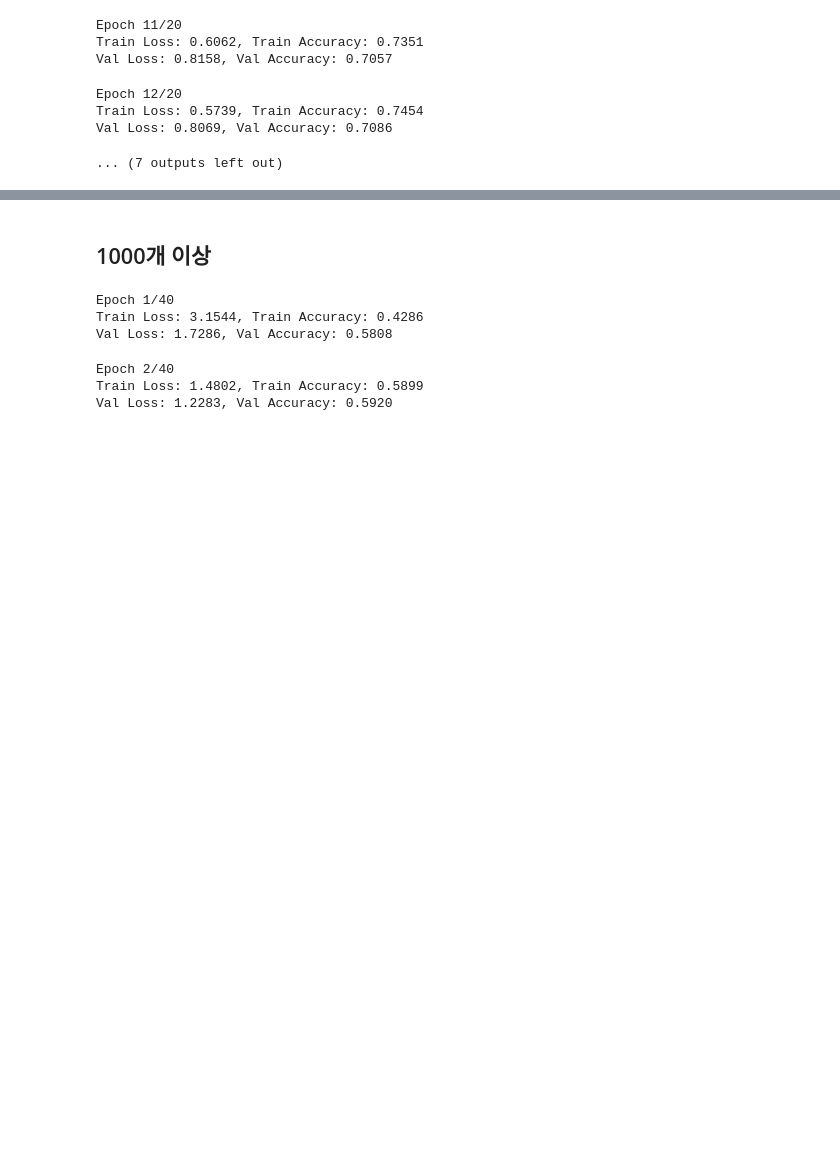
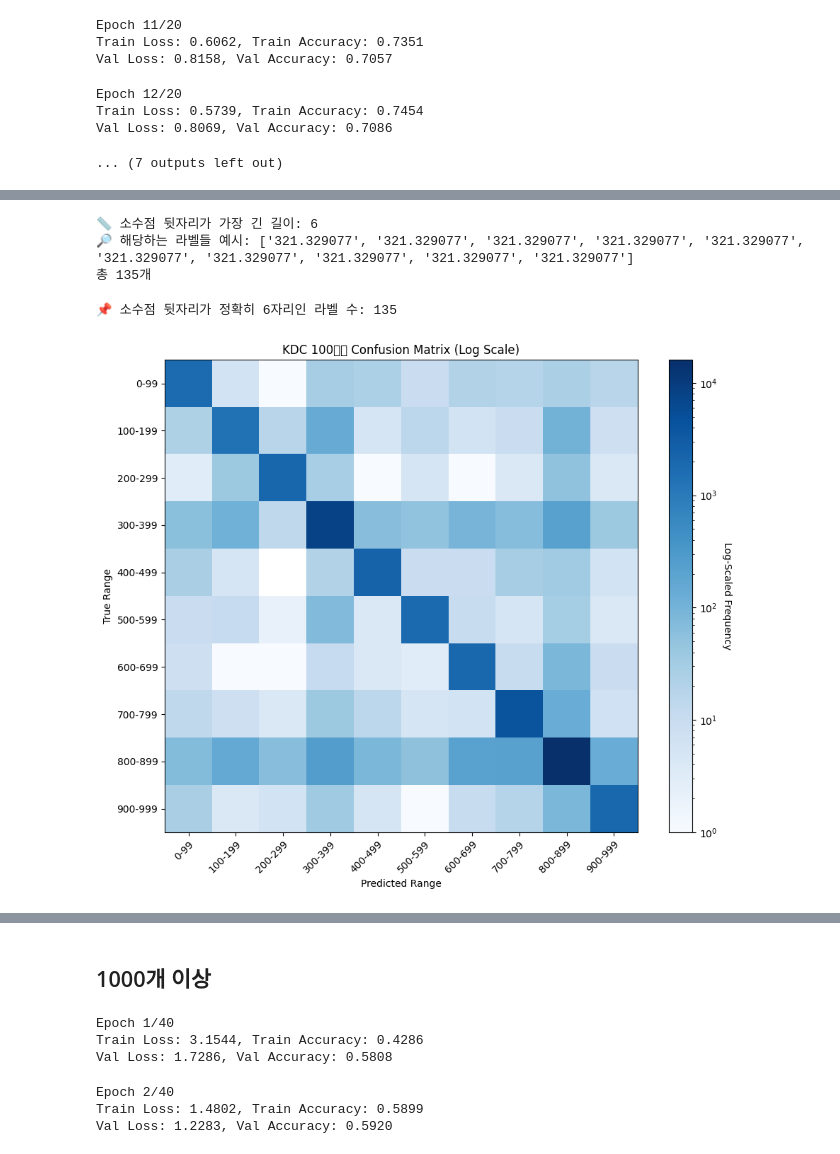
Before and after one commit to yudam-J/KDC-classification-with-BERT, a Jupyter notebook: KDC_classification(KoBERT_최소레코드_25_2_13).ipynb, the cells around one changed output, grey strips where cells are left out. Drawn from its saved outputs; the diff is of its cells as text; code cells hidden in the pictures; blank space fills up the shorter version.

```diff
--- a/KDC_classification(KoBERT_최소레코드_25_2_13).ipynb
+++ b/KDC_classification(KoBERT_최소레코드_25_2_13).ipynb
@@ -1114,0 +1262,80 @@ True: 843.0, Predicted: 843, Count: 160
+# %%
+# 소수점 뒷자리가 가장 긴 라벨 찾기
+max_decimal_len = 0
+longest_labels = []
+
+for label in test_labels_str:
+    if "." in label:
+        decimal_part = label.split(".")[1]
+        if len(decimal_part) > max_decimal_len:
+            max_decimal_len = len(decimal_part)
+            longest_labels = [label]
+        elif len(decimal_part) == max_decimal_len:
+            longest_labels.append(label)
+
+print(f"📏 소수점 뒷자리가 가장 긴 길이: {max_decimal_len}")
+print(f"🔎 해당하는 라벨들 예시: {longest_labels[:10]}")
+print(f"총 {len(longest_labels)}개")
+# %% [output]
+📏 소수점 뒷자리가 가장 긴 길이: 6
+🔎 해당하는 라벨들 예시: ['321.329077', '321.329077', '321.329077', '321.329077', '321.329077', '321.329077', '321.329077', '321.329077', '321.329077', '321.329077']
+총 135개
+# %%
+# 소수점 뒷자리가 정확히 길이 6인 라벨 개수 세기
+count_len_6 = sum(
+    1 for label in test_labels_str
+    if "." in label and len(label.split(".")[1]) == 6
+)
+
+print(f"📌 소수점 뒷자리가 정확히 6자리인 라벨 수: {count_len_6}")
+# %% [output]
+📌 소수점 뒷자리가 정확히 6자리인 라벨 수: 135
+# %%
+import matplotlib.pyplot as plt
+from sklearn.metrics import confusion_matrix
+from matplotlib.colors import LogNorm
+
+# 문자열 라벨로 변환
+test_labels_str = [index_to_label[i] for i in test_labels]
+test_preds_str = [index_to_label[i] for i in test_preds]
+
+# main class만 추출: 정수화 후 100 단위 그룹화
+def extract_main_class_group(label):
+    main = int(label.split(".")[0])
+    return (main // 100) * 100
+
+# 그룹화된 라벨 리스트 생성
+grouped_true = [extract_main_class_group(lab) for lab in test_labels_str]
+grouped_pred = [extract_main_class_group(lab) for lab in test_preds_str]
+
+# 고유 그룹 정렬
+unique_groups = sorted(set(grouped_true + grouped_pred))
+conf_matrix = confusion_matrix(grouped_true, grouped_pred, labels=unique_groups)
+
+# display labels
+display_labels = [f"{g}-{g+99}" for g in unique_groups]
+
+# 시각화 - imshow 직접 사용
+fig, ax = plt.subplots(figsize=(10, 8))
+im = ax.imshow(conf_matrix, interpolation='nearest', cmap=plt.cm.Blues, norm=LogNorm(vmin=1, vmax=conf_matrix.max()))
+
+# 컬러바
+cbar = fig.colorbar(im, ax=ax)
+cbar.ax.set_ylabel("Log-Scaled Frequency", rotation=270, labelpad=15)
+
+# 라벨 설정
+ax.set(
+    xticks=range(len(display_labels)),
+    yticks=range(len(display_labels)),
+    xticklabels=display_labels,
+    yticklabels=display_labels,
+    xlabel="Predicted Range",
+    ylabel="True Range",
+    title="KDC 100단위 Confusion Matrix (Log Scale)"
+)
+plt.setp(ax.get_xticklabels(), rotation=45, ha="right", rotation_mode="anchor")
+plt.grid(False)
+plt.tight_layout()
+plt.show()
+# %% [output]
+[figure, added]
```
Also changed, not shown: parts of 15 cells of this notebook.
